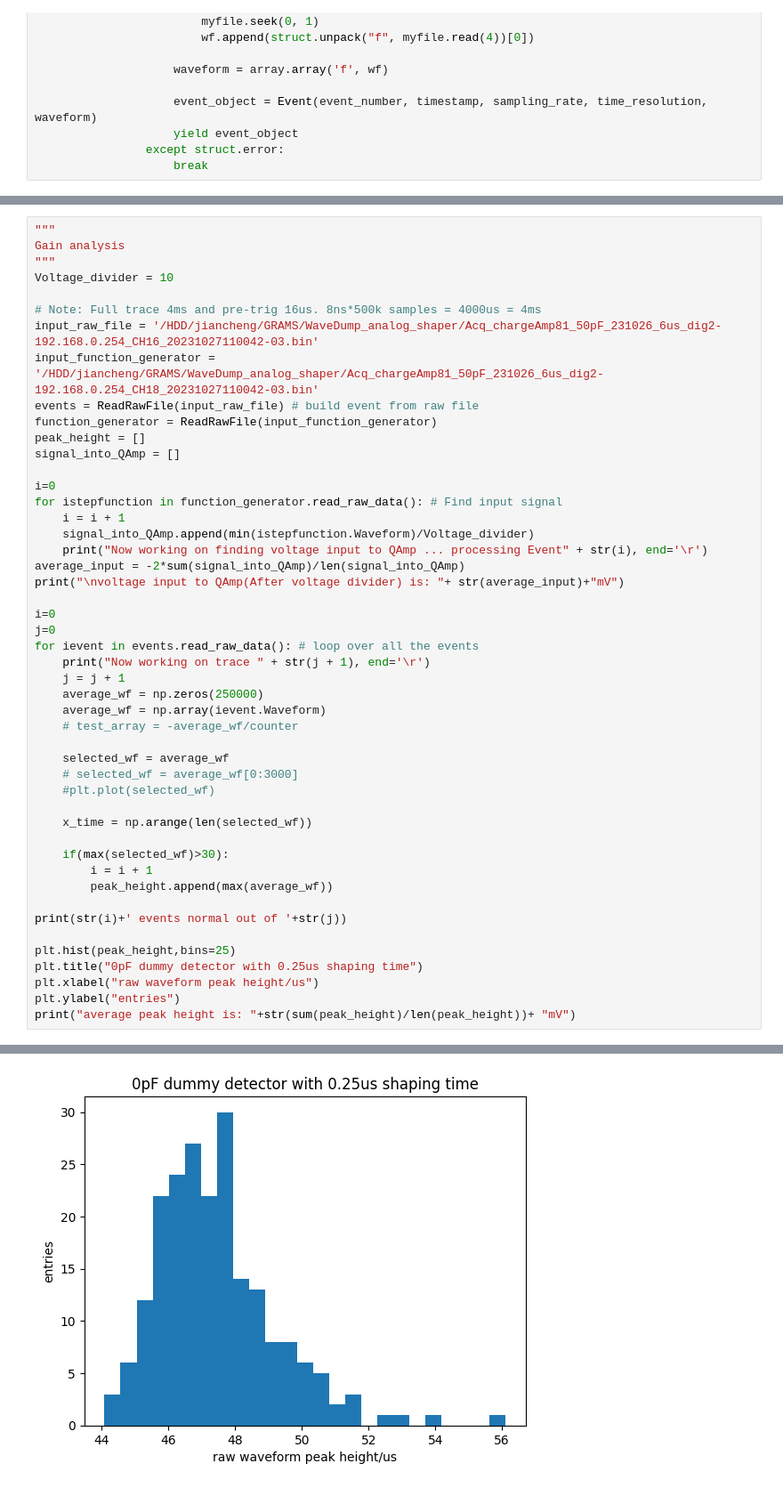
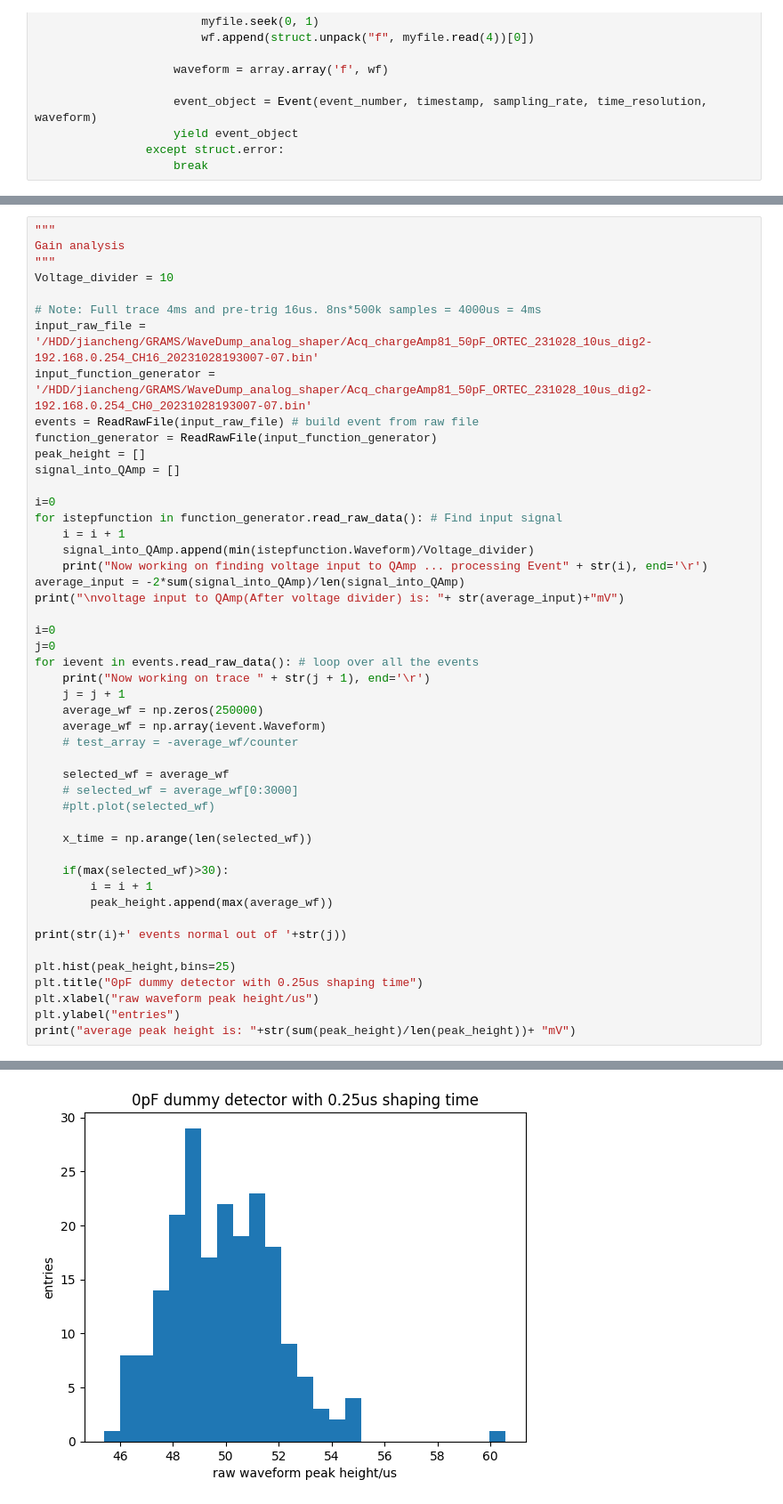
Before and after one commit to Eclipsedclaw/Random_notebooks, a Jupyter notebook: BinaryReader_short.ipynb, the cells around one changed output, grey strips where cells are left out. Shown: that part at 89% size. Saved outputs shown, nothing was run; the diff lists cells and outputs as text.

```diff
--- a/BinaryReader_short.ipynb
+++ b/BinaryReader_short.ipynb
@@ -97,8 +131,8 @@ Gain analysis
 Voltage_divider = 10
 
 # Note: Full trace 4ms and pre-trig 16us. 8ns*500k samples = 4000us = 4ms
-input_raw_file = '/HDD/jiancheng/GRAMS/WaveDump_analog_shaper/Acq_chargeAmp81_50pF_231026_6us_dig2-192.168.0.254_CH16_20231027110042-03.bin'
-input_function_generator = '/HDD/jiancheng/GRAMS/WaveDump_analog_shaper/Acq_chargeAmp81_50pF_231026_6us_dig2-192.168.0.254_CH18_20231027110042-03.bin'
+input_raw_file = '/HDD/jiancheng/GRAMS/WaveDump_analog_shaper/Acq_chargeAmp81_50pF_ORTEC_231028_10us_dig2-192.168.0.254_CH16_20231028193007-07.bin'
+input_function_generator = '/HDD/jiancheng/GRAMS/WaveDump_analog_shaper/Acq_chargeAmp81_50pF_ORTEC_231028_10us_dig2-192.168.0.254_CH0_20231028193007-07.bin'
 events = ReadRawFile(input_raw_file) # build event from raw file
 function_generator = ReadRawFile(input_function_generator)
 peak_height = []
@@ -146,4 +180,4 @@ average peak height is: 47.441272644335mV
-[figure, old version]
+[figure, new version]
 # %%
 """
 Energy resolution
```
Also changed, not shown: parts of 7 cells of this notebook.
